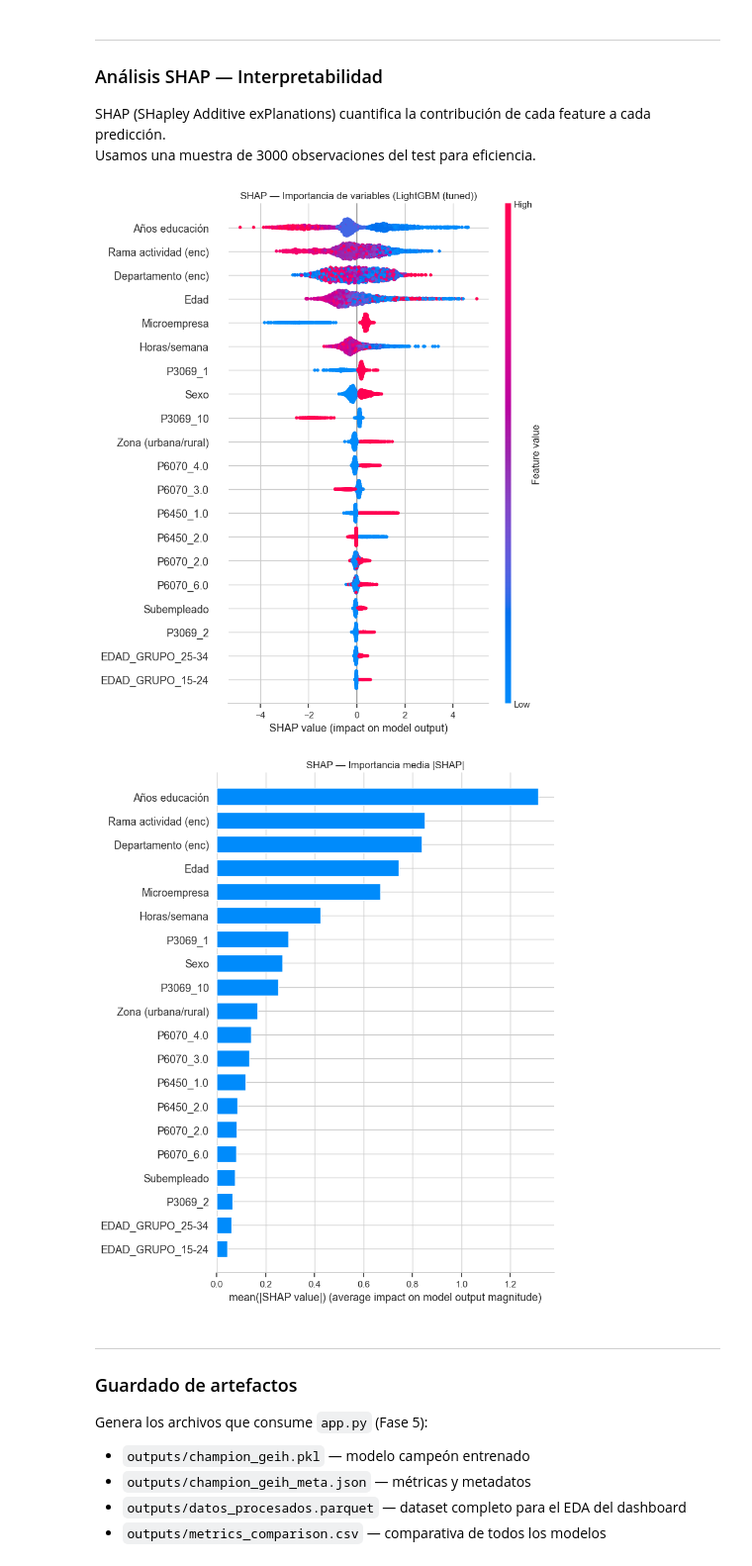
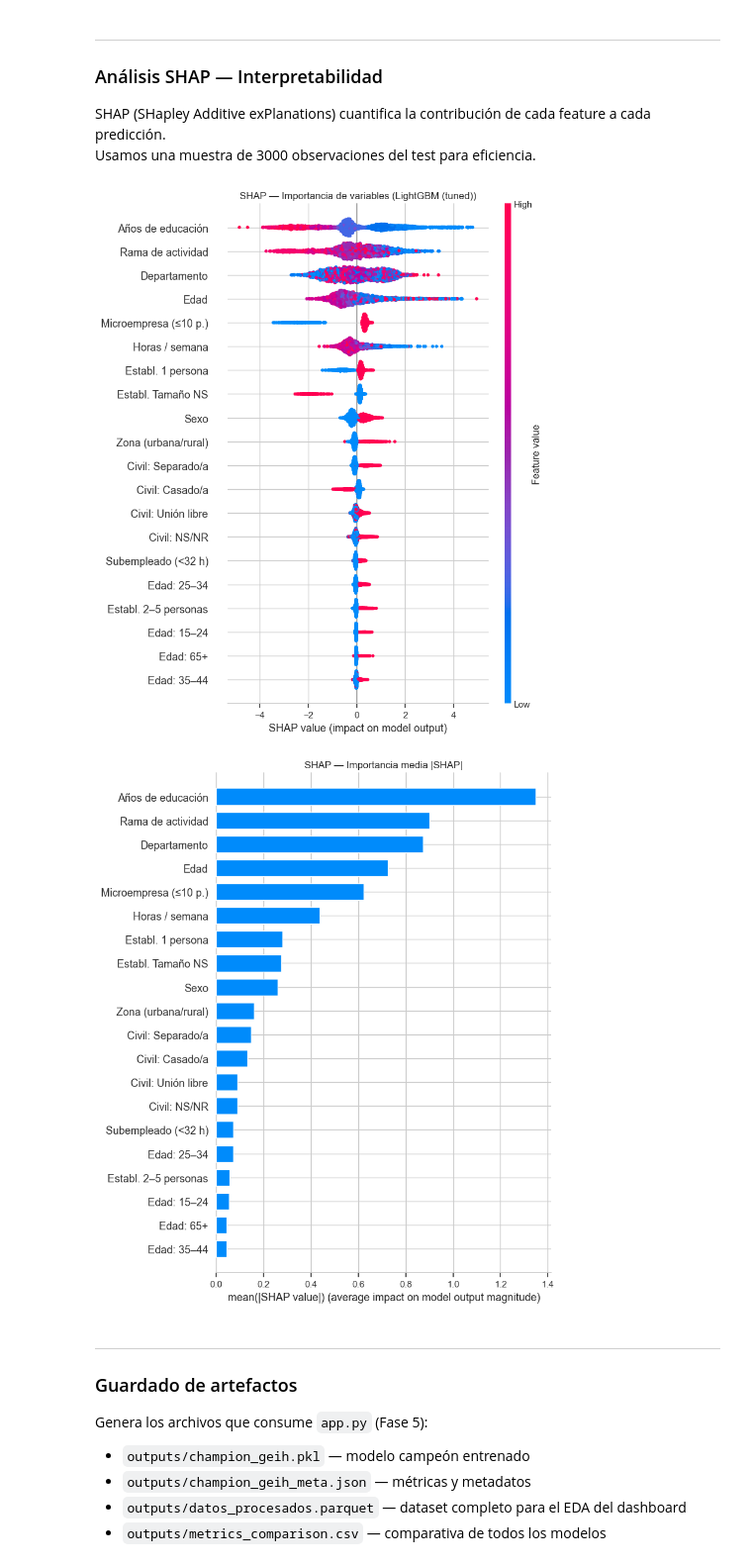
Before and after one commit to JuanMG1211/GEIH_Informalidad, a Jupyter notebook: 4.Modelamiento.ipynb, the cells around one changed output. Shown at 99% size. Drawn from its saved outputs; the diff is of its cells as text; code cells hidden in the pictures.

Commit message:
Cambios de nombres

```diff
--- a/4.Modelamiento.ipynb
+++ b/4.Modelamiento.ipynb
@@ -378,42 +378,89 @@ Usamos una muestra de 3000 observaciones del test para eficiencia.
 SAMPLE_SHAP = 3000
 X_shap = X_test.sample(SAMPLE_SHAP, random_state=42)
 
 explainer   = shap.TreeExplainer(campeon['modelo'])
 shap_values = explainer.shap_values(X_shap)
 
 # Para modelos binarios el TreeExplainer devuelve lista [clase0, clase1]
 sv = shap_values[1] if isinstance(shap_values, list) else shap_values
 
-# Nombres legibles para las features
+# Nombres legibles — cubre numéricas, binarias, OHE y target encoding
 NOMBRES = {
-    'P6040': 'Edad', 'ANIOS_EDU': 'Años educación', 'P6800': 'Horas/semana',
-    'P3271': 'Sexo', 'CLASE': 'Zona (urbana/rural)',
-    'CUENTA_PROPIA': 'Cuenta propia', 'MICROEMPRESA': 'Microempresa',
-    'SUBEMPLEADO': 'Subempleado', 'PLURIEMPLEO': 'Pluriempleo',
-    'CONTRATO_VERBAL': 'Contrato verbal',
-    '0': 'Rama actividad (enc)', '1': 'Departamento (enc)',
+    # Numéricas
+    'P6040':     'Edad',
+    'ANIOS_EDU': 'Años de educación',
+    'P6800':     'Horas / semana',
+    # Binarias
+    'P3271':          'Sexo',
+    'CLASE':          'Zona (urbana/rural)',
+    'CUENTA_PROPIA':  'Cuenta propia',
+    'MICROEMPRESA':   'Microempresa (≤10 p.)',
+    'SUBEMPLEADO':    'Subempleado (<32 h)',
+    'PLURIEMPLEO':    'Pluriempleo',
+    'CONTRATO_VERBAL':'Contrato verbal',
+    # Target encoding
+    '0': 'Rama de actividad',
+    '1': 'Departamento',
+    # OHE — Grupo de edad
+    'EDAD_GRUPO_15-24': 'Edad: 15–24',
+    'EDAD_GRUPO_25-34': 'Edad: 25–34',
+    'EDAD_GRUPO_35-44': 'Edad: 35–44',
+    'EDAD_GRUPO_45-54': 'Edad: 45–54',
+    'EDAD_GRUPO_55-64': 'Edad: 55–64',
+    'EDAD_GRUPO_65+':   'Edad: 65+',
+    # OHE — Estado civil (P6070)
+    'P6070_1.0': 'Civil: No unido/a',
+    'P6070_2.0': 'Civil: Unión libre',
+    'P6070_3.0': 'Civil: Casado/a',
+    'P6070_4.0': 'Civil: Separado/a',
+    'P6070_5.0': 'Civil: Viudo/a',
+    'P6070_6.0': 'Civil: NS/NR',
+    # OHE — Posición ocupacional (P6430) — modelo anterior
+    'P6430_1': 'Posición: Empleado particular',
+    'P6430_2': 'Posición: Empleado gobierno',
+    'P6430_3': 'Posición: Doméstico',
+    'P6430_4': 'Posición: Cuenta propia',
+    'P6430_5': 'Posición: Empleador',
+    'P6430_6': 'Posición: Familiar s/rem.',
+    'P6430_7': 'Posición: Jornalero',
+    'P6430_8': 'Posición: Otro',
+    # OHE — Tipo de contrato (P6450)
+    'P6450_1.0': 'Contrato: Verbal',
+    'P6450_2.0': 'Contrato: Escrito',
+    'P6450_9.0': 'Contrato: NS/NR',
+    # OHE — Tamaño del establecimiento (P3069)
+    'P3069_1':  'Establ. 1 persona',
+    'P3069_2':  'Establ. 2–5 personas',
+    'P3069_3':  'Establ. 6–10 personas',
+    'P3069_4':  'Establ. 11–19 personas',
+    'P3069_5':  'Establ. 20–30 personas',
+    'P3069_6':  'Establ. 31–50 personas',
+    'P3069_7':  'Establ. 51–100 personas',
+    'P3069_8':  'Establ. 101–200 personas',
+    'P3069_9':  'Establ. 201+ personas',
+    'P3069_10': 'Establ. Tamaño NS',
 }
 feat_names = [NOMBRES.get(c, c) for c in X_shap.columns]
 
 # Summary plot (beeswarm)
 plt.figure(figsize=(10, 7))
 shap.summary_plot(sv, X_shap, feature_names=feat_names, show=False, max_display=20)
 plt.title(f'SHAP — Importancia de variables ({campeon["nombre"]})')
 plt.tight_layout()
 plt.savefig(OUT_DIR / 'shap_summary.png', bbox_inches='tight', dpi=120)
 plt.show()
 
 # Bar plot (importancia media absoluta)
 plt.figure(figsize=(9, 6))
 shap.summary_plot(sv, X_shap, feature_names=feat_names,
                   plot_type='bar', show=False, max_display=20)
 plt.title('SHAP — Importancia media |SHAP|')
 plt.tight_layout()
 plt.savefig(OUT_DIR / 'shap_importance.png', bbox_inches='tight', dpi=120)
 plt.show()
 # %% [output]
-[figure, old version]
+[figure, new version]
-[figure, old version]
+[figure, new version]
 # %% [markdown]
 ---
 ### Guardado de artefactos
```
Also changed, not shown: parts of 8 cells of this notebook, 13 other files.
